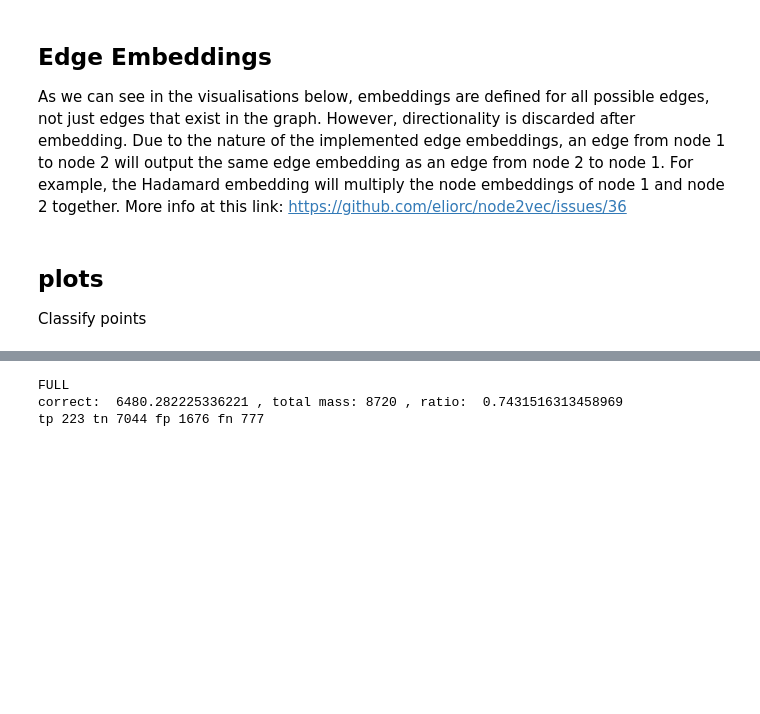
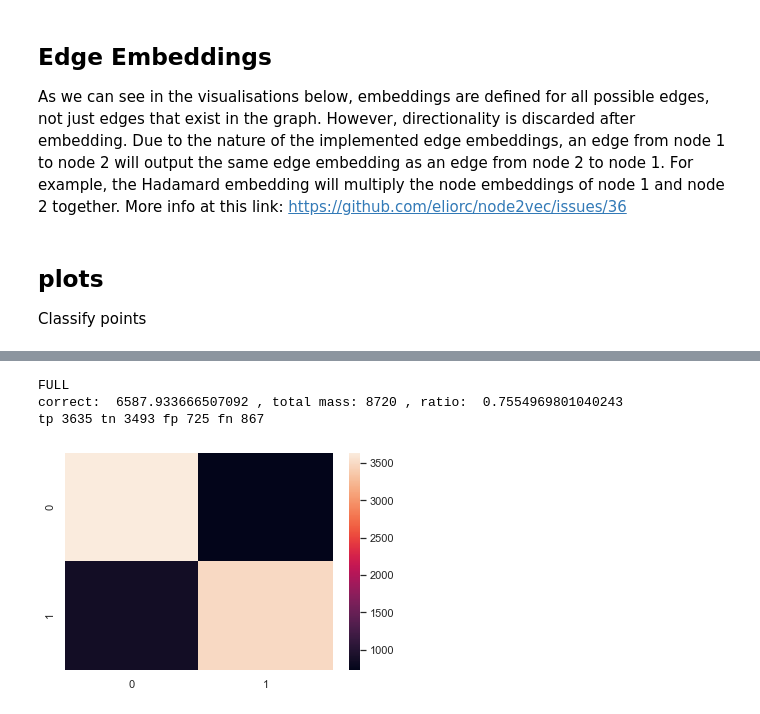
Before and after one commit to regenworm/thesis_msc_ai, a Jupyter notebook: code/Embedding visualisation.ipynb, the cells around one changed output, grey strips where cells are left out. Drawn from its saved outputs; the diff is of its cells as text; code cells hidden in the pictures; blank space fills up the shorter version.

```diff
--- a/code/Embedding visualisation.ipynb
+++ b/code/Embedding visualisation.ipynb
@@ -199,26 +206,37 @@ tp 223 tn 109 fp 891 fn 777
 # %%
 # FULL
 print("FULL")
 num_runs = len(rd.bootstrap_preds_all)
 num_nodes = len(rd.bootstrap_preds_all[0])
 
 # unpack values
 all_runs_full_preds, full_edge_names, full_labels = du.unpack_values(rd.bootstrap_preds_all)
 
 # filter predictions by label
 filtered = du.filter_preds_by_label(all_runs_full_preds, full_labels)
 
 # probablistic
 correct = np.sum(filtered)
 total = num_runs * num_nodes
 ratio = correct / float(total)
-# thresholded
-true_negative = np.sum(filtered > thresh)
-false_positive = total - true_negative
+
+# get positive/negative indices
+positive_indices = np.where(np.array(full_labels).astype(int) == 1)
+negative_indices = np.where(np.array(full_labels).astype(int) == 0)
+
+# get number of tp/tn/fp/fn
+true_positive = np.sum((filtered[positive_indices] > thresh))
+true_negative = np.sum((filtered[negative_indices] > thresh))
+false_positive = len(filtered[positive_indices]) - true_positive
+false_negative = len(filtered[negative_indices]) - true_negative
 print('correct: ', correct, ', total mass:', total, ', ratio: ', ratio)
 
+# plot cf matrix
 print('tp', true_positive, 'tn', true_negative, 'fp', false_positive, 'fn', false_negative)
+ax = sns.heatmap([[true_positive, false_positive], [false_negative, true_negative]])
+plt.show(ax)
 # %% [output]
 FULL
-correct:  6480.282225336221 , total mass: 8720 , ratio:  0.7431516313458969
-tp 223 tn 7044 fp 1676 fn 777
+correct:  6587.933666507092 , total mass: 8720 , ratio:  0.7554969801040243
+tp 3635 tn 3493 fp 725 fn 867
+[figure, added]
```
Also changed, not shown: parts of 10 cells of this notebook, 3 other files.
